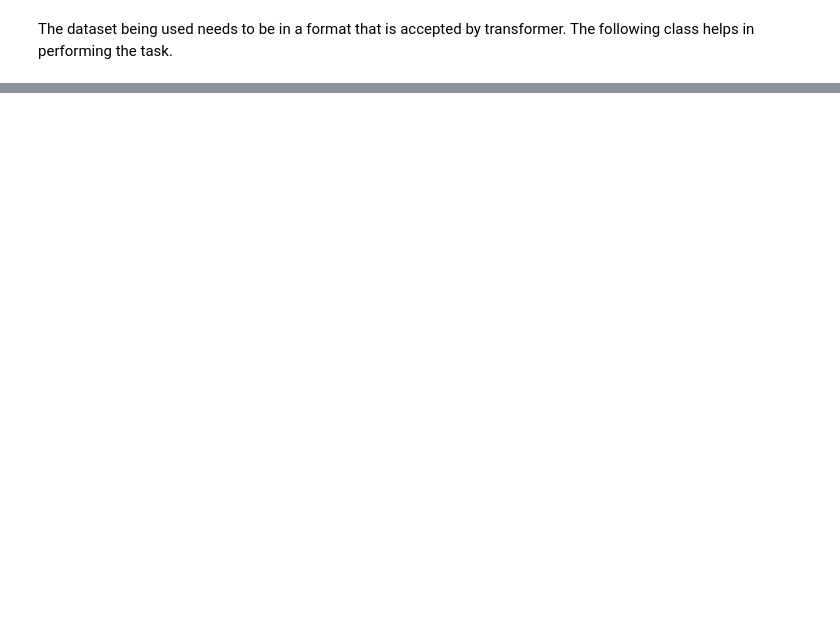
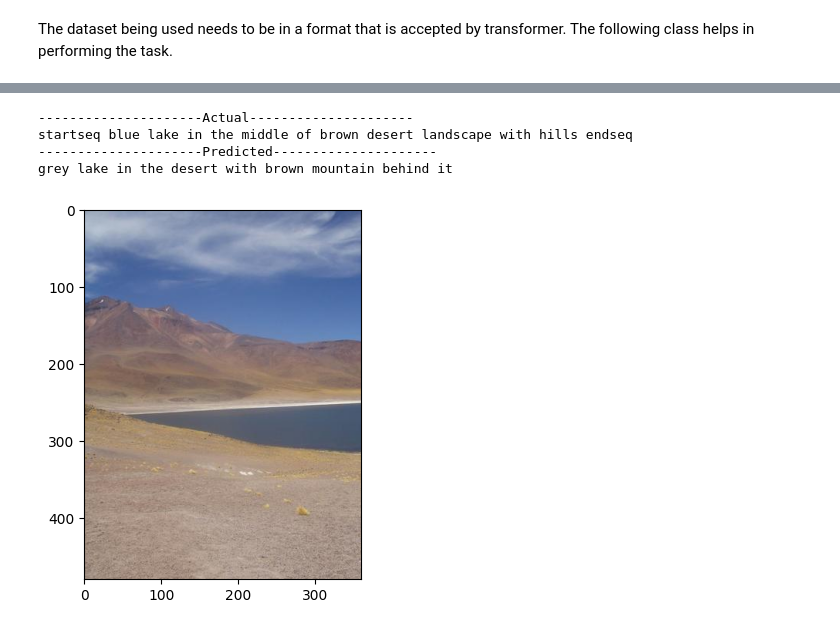
Before and after one commit to bhavanakv/ImageCaptionGenerator, a Jupyter notebook: ImageCaptionGenerator.ipynb, the cells around one changed output, grey strips where cells are left out. Drawn from its saved outputs; the diff is of its cells as text; code cells hidden in the pictures; blank space fills up the shorter version.

```diff
--- a/ImageCaptionGenerator.ipynb
+++ b/ImageCaptionGenerator.ipynb
@@ -592,0 +670,23 @@ for epoch in range(1):
+# %%
+actual, predicted = list(), list()
+for key in test_ids:
+    # Actual captions
+    captions = mapping[key]
+    # Predicted caption
+    if len(key) <= 9:
+      img_path = '/content/Image_Dataset2/' + key
+    else:
+      img_path = '/content/Image_Dataset1/' + key
+    image = Image.open(img_path).convert('RGB')
+    inputs = processor(images=image, return_tensors="pt").to(device)
+    pixel_values = inputs.pixel_values
+    generated_ids = model.generate(pixel_values=pixel_values, max_length=20)
+    generated_caption = processor.batch_decode(generated_ids, skip_special_tokens=True)[0]
+    # Corpus of actual and predicted captions are created
+    actual_captions = [caption.split() for caption in captions]
+    generated_caption = generated_caption.split()
+    actual.append(actual_captions)
+    predicted.append(generated_caption)
+
+# Score based on the actual and predicted captions
+print("BLEU score: ", corpus_bleu(actual, predicted, weights=(1.0, 0, 0, 0)))
@@ -592,0 +699,19 @@ for epoch in range(1):
+# %%
+# Function to generate the caption for given image name
+def generate_caption_transformer(image_name):
+    # load the image
+    image_id = image_name.split('.')[0]
+    img_path = '/content/Image_Dataset2/' + image_name
+    captions = mapping[image_id+".jpg"]
+    print('---------------------Actual---------------------')
+    for caption in captions:
+        print(caption)
+    # Predicting the caption
+    image = Image.open(img_path).convert('RGB')
+    inputs = processor(images=image, return_tensors="pt").to(device)
+    pixel_values = inputs.pixel_values
+    generated_ids = model.generate(pixel_values=pixel_values, max_length=20)
+    generated_caption = processor.batch_decode(generated_ids, skip_special_tokens=True)[0]
+    print('---------------------Predicted---------------------')
+    print(generated_caption)
+    plt.imshow(image)
@@ -592,0 +727,8 @@ for epoch in range(1):
+# %%
+generate_caption_transformer('9086.jpg')
+# %% [output]
+---------------------Actual---------------------
+startseq blue lake in the middle of brown desert landscape with hills endseq
+---------------------Predicted---------------------
+grey lake in the desert with brown mountain behind it
+[figure, added]
```
Also changed, not shown: parts of 48 cells of this notebook.
